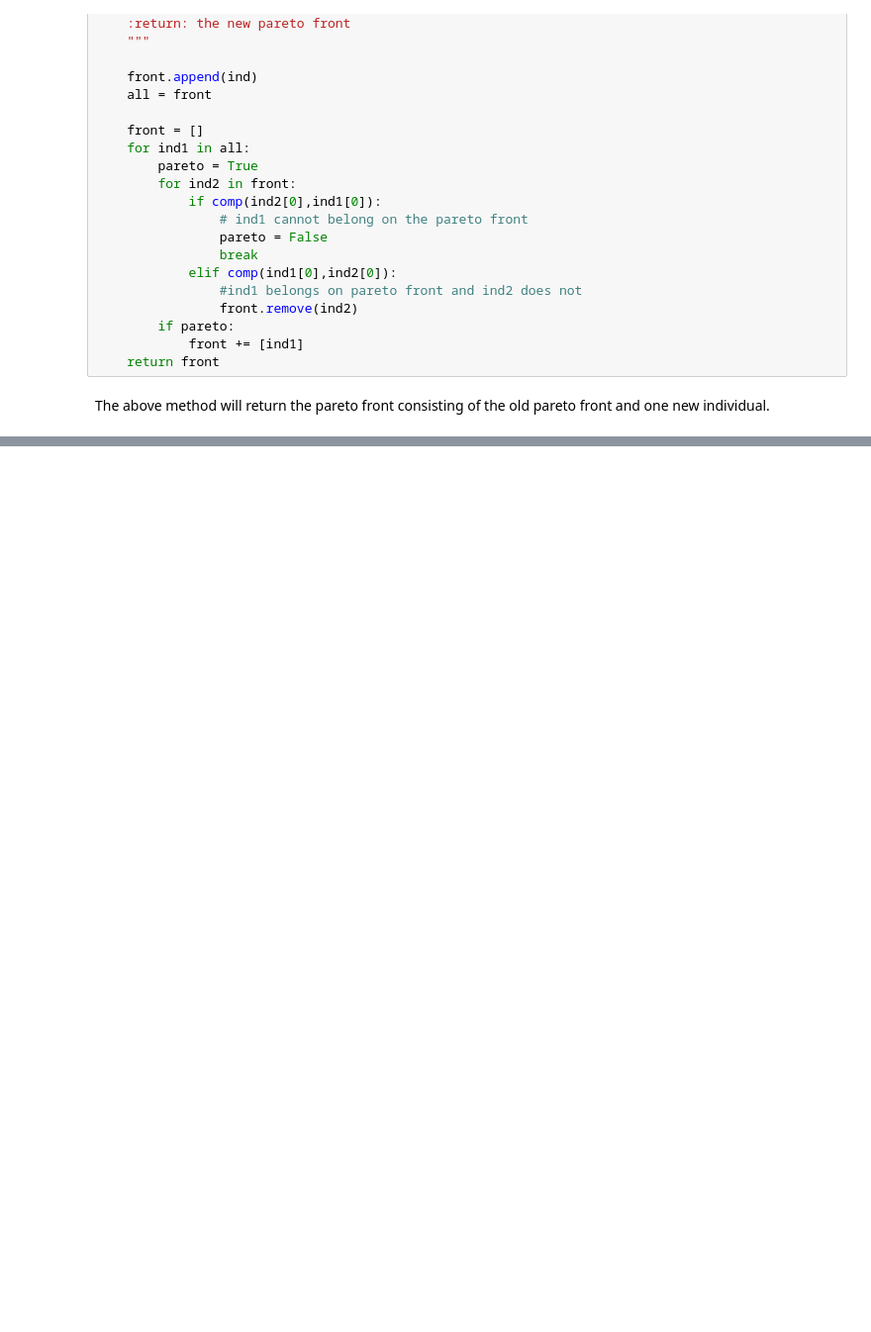
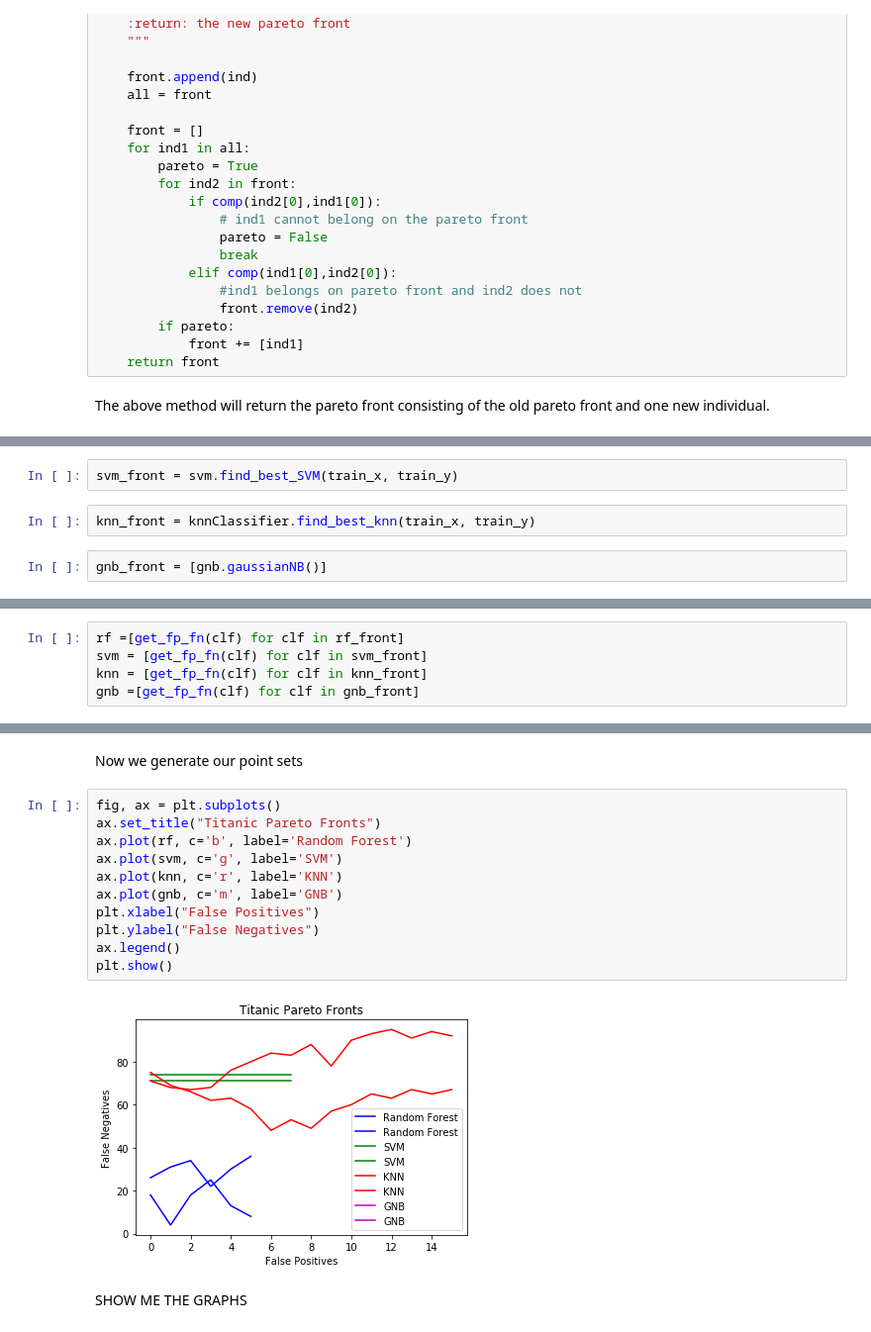
Before and after one commit to joel99/AAD_Titanic_Problem, a Jupyter notebook: Titanic Group Assignment.ipynb, the cells around one changed output, grey strips where cells are left out. Shown at 99% size. Cells and saved outputs as stored; diff of their text form; blank space fills up the shorter version.

```diff
--- a/Titanic Group Assignment.ipynb
+++ b/Titanic Group Assignment.ipynb
@@ -168,0 +390,6 @@ old pareto front and one new individual.
+# %%
+svm_front = svm.find_best_SVM(train_x, train_y)
+# %%
+knn_front = knnClassifier.find_best_knn(train_x, train_y)
+# %%
+gnb_front = [gnb.gaussianNB()]
@@ -168,0 +398,5 @@ old pareto front and one new individual.
+# %%
+rf =[get_fp_fn(clf) for clf in rf_front]
+svm = [get_fp_fn(clf) for clf in svm_front]
+knn = [get_fp_fn(clf) for clf in knn_front]
+gnb =[get_fp_fn(clf) for clf in gnb_front]
@@ -168,0 +421,17 @@ old pareto front and one new individual.
+# %% [markdown]
+Now we generate our point sets
+# %%
+fig, ax = plt.subplots()
+ax.set_title("Titanic Pareto Fronts")
+ax.plot(rf, c='b', label='Random Forest')
+ax.plot(svm, c='g', label='SVM')
+ax.plot(knn, c='r', label='KNN')
+ax.plot(gnb, c='m', label='GNB')
+plt.xlabel("False Positives")
+plt.ylabel("False Negatives")
+ax.legend()
+plt.show()
+# %% [output]
+[figure, added]
+# %% [markdown]
+SHOW ME THE GRAPHS
```
Also changed, not shown: parts of 21 cells of this notebook, 1 other file.
